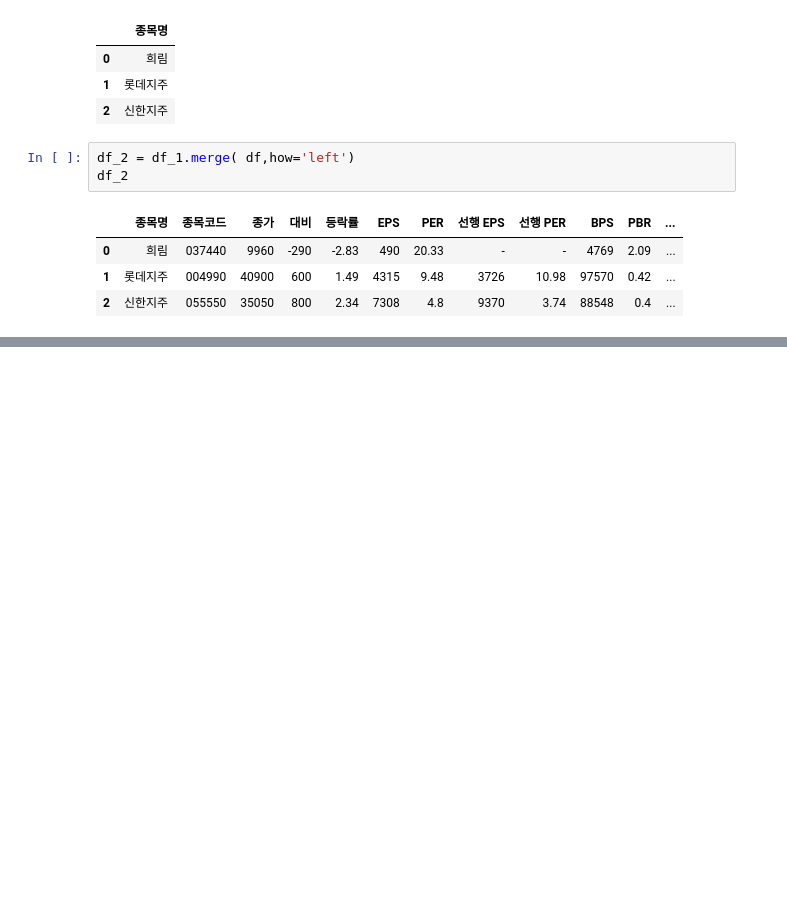
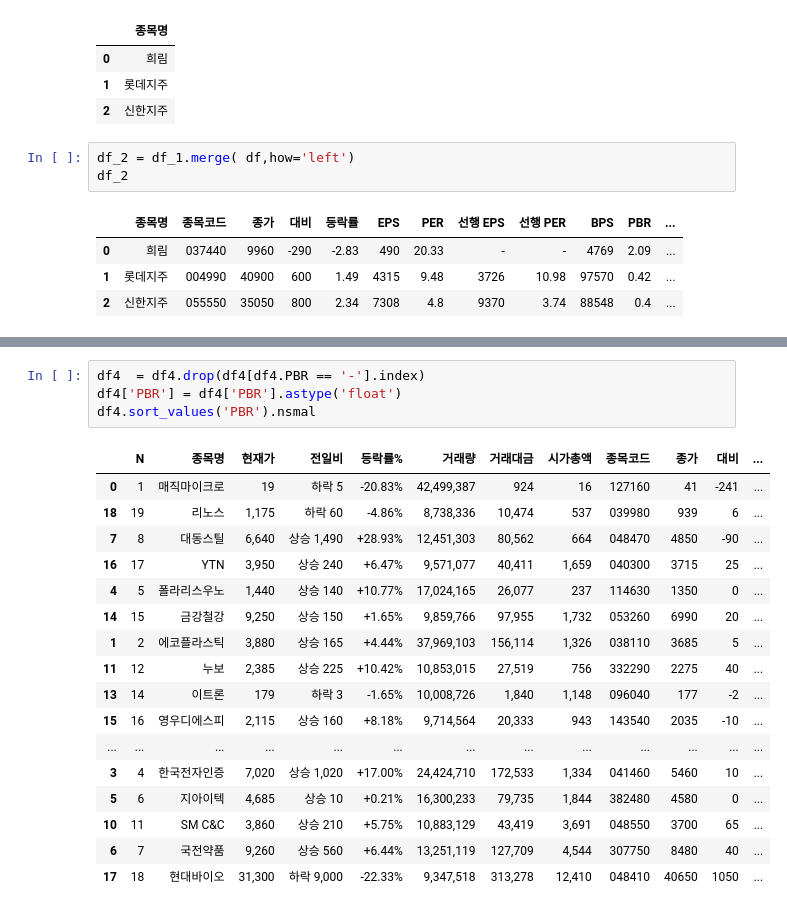
Before and after one commit to starshorse/20200228start, a Jupyter notebook: python_ex/vlookup_pandas.ipynb, the cells around one changed output, grey strips where cells are left out. Drawn from its saved outputs; the diff is of its cells as text; blank space fills up the shorter version.

```diff
--- a/python_ex/vlookup_pandas.ipynb
+++ b/python_ex/vlookup_pandas.ipynb
@@ -65,0 +148,22 @@ df_2
+# %%
+df4  = df4.drop(df4[df4.PBR == '-'].index)
+df4['PBR'] = df4['PBR'].astype('float')
+df4.sort_values('PBR').nsmal
+# %% [output]
+|  | N | 종목명 | 현재가 | 전일비 | 등락률% | 거래량 | 거래대금 | 시가총액 | 종목코드 | 종가 | 대비 | ... |
+| 0 | 1 | 매직마이크로 | 19 | 하락 5 | -20.83% | 42,499,387 | 924 | 16 | 127160 | 41 | -241 | ... |
+| 18 | 19 | 리노스 | 1,175 | 하락 60 | -4.86% | 8,738,336 | 10,474 | 537 | 039980 | 939 | 6 | ... |
+| 7 | 8 | 대동스틸 | 6,640 | 상승 1,490 | +28.93% | 12,451,303 | 80,562 | 664 | 048470 | 4850 | -90 | ... |
+| 16 | 17 | YTN | 3,950 | 상승 240 | +6.47% | 9,571,077 | 40,411 | 1,659 | 040300 | 3715 | 25 | ... |
+| 4 | 5 | 폴라리스우노 | 1,440 | 상승 140 | +10.77% | 17,024,165 | 26,077 | 237 | 114630 | 1350 | 0 | ... |
+| 14 | 15 | 금강철강 | 9,250 | 상승 150 | +1.65% | 9,859,766 | 97,955 | 1,732 | 053260 | 6990 | 20 | ... |
+| 1 | 2 | 에코플라스틱 | 3,880 | 상승 165 | +4.44% | 37,969,103 | 156,114 | 1,326 | 038110 | 3685 | 5 | ... |
+| 11 | 12 | 누보 | 2,385 | 상승 225 | +10.42% | 10,853,015 | 27,519 | 756 | 332290 | 2275 | 40 | ... |
+| 13 | 14 | 이트론 | 179 | 하락 3 | -1.65% | 10,008,726 | 1,840 | 1,148 | 096040 | 177 | -2 | ... |
+| 15 | 16 | 영우디에스피 | 2,115 | 상승 160 | +8.18% | 9,714,564 | 20,333 | 943 | 143540 | 2035 | -10 | ... |
+| ... | ... | ... | ... | ... | ... | ... | ... | ... | ... | ... | ... | ... |
+| 3 | 4 | 한국전자인증 | 7,020 | 상승 1,020 | +17.00% | 24,424,710 | 172,533 | 1,334 | 041460 | 5460 | 10 | ... |
+| 5 | 6 | 지아이텍 | 4,685 | 상승 10 | +0.21% | 16,300,233 | 79,735 | 1,844 | 382480 | 4580 | 0 | ... |
+| 10 | 11 | SM C&C | 3,860 | 상승 210 | +5.75% | 10,883,129 | 43,419 | 3,691 | 048550 | 3700 | 65 | ... |
+| 6 | 7 | 국전약품 | 9,260 | 상승 560 | +6.44% | 13,251,119 | 127,709 | 4,544 | 307750 | 8480 | 40 | ... |
+| 17 | 18 | 현대바이오 | 31,300 | 하락 9,000 | -22.33% | 9,347,518 | 313,278 | 12,410 | 048410 | 40650 | 1050 | ... |
```
Also changed, not shown: parts of 4 cells of this notebook, 13 other files.
